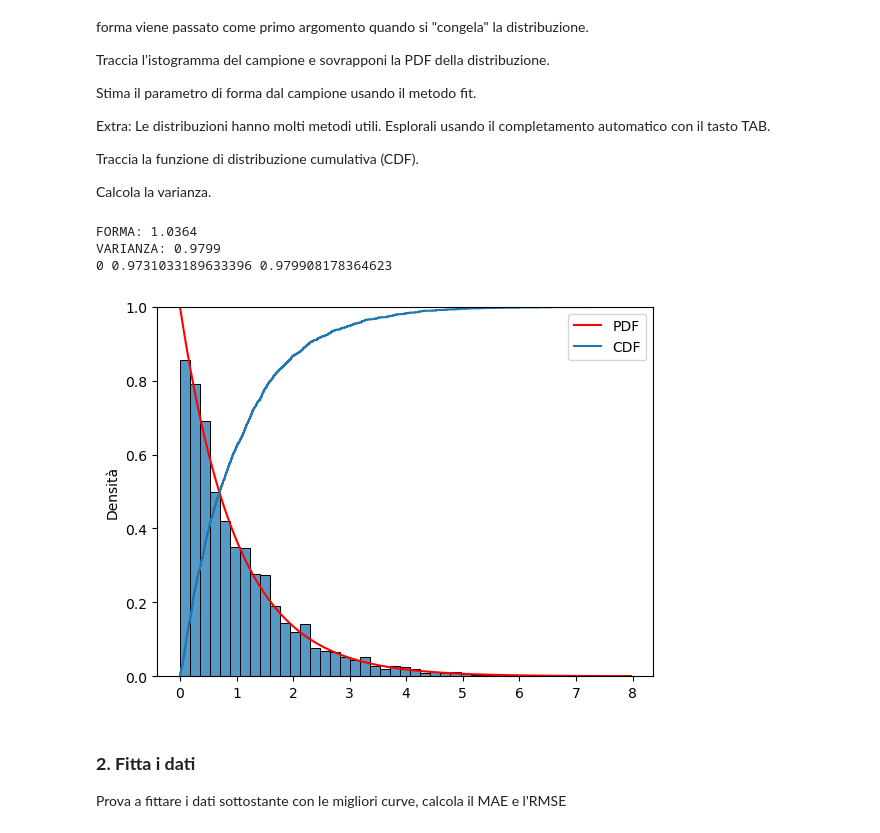
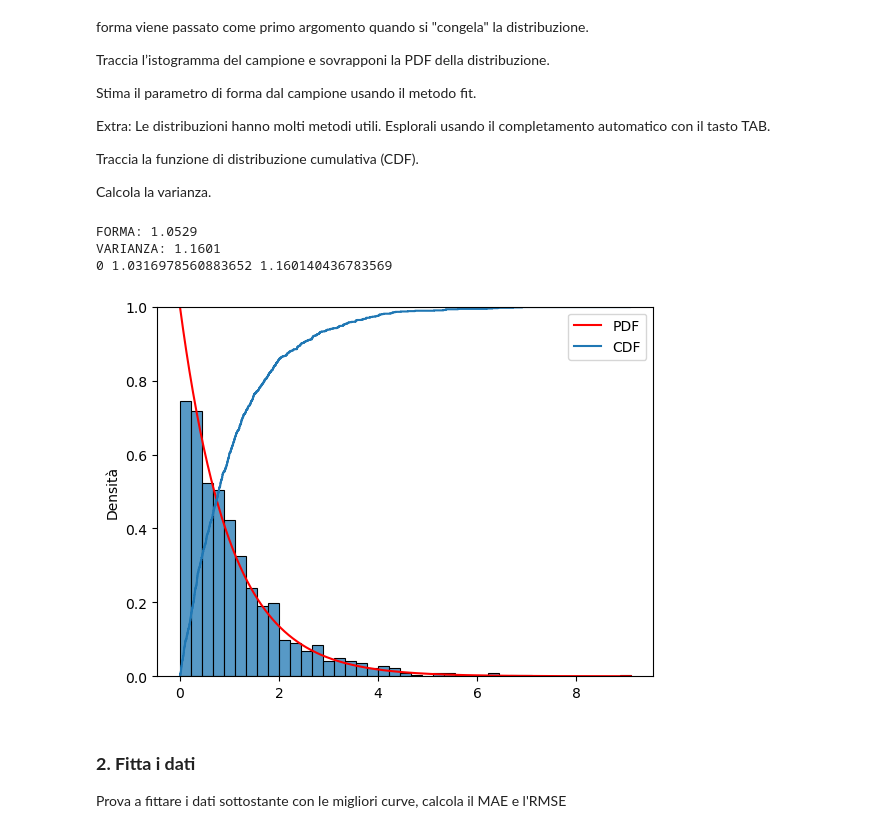
Before and after one commit to FlakpanzerVCoelian/Programming_LAB_II, a Jupyter notebook: ESERCIZI-6.ipynb, the cells around one changed output. Saved outputs shown, nothing was run; the diff lists cells and outputs as text; code cells hidden in the pictures.

```diff
--- a/ESERCIZI-6.ipynb
+++ b/ESERCIZI-6.ipynb
@@ -16,38 +16,40 @@ Calcola la varianza.
 # %%
 import numpy as np
 import scipy as sc
 from scipy import stats
 from math import *
 import matplotlib as ma
 import matplotlib.pyplot as plt
 import seaborn as se
 
-def vari(a, x):
+def vari(a, x): #funzione per calcolare la varianza
     som = 0
     for i in range(len(a)):
         som = som + (a[i] - x)**2
     vaar = som/len(a)
     return vaar
 
-gama = stats.gamma.rvs(a = 1, size = 2000)
-se.histplot(gama, stat="density")
-ls = np.linspace(0, gama.max(), 2000)
-pdf = stats.gamma.pdf(ls, a=1)
+gama = stats.gamma.rvs(a = 1, size = 1000) #1000 elementi dalla distrubuzione gamma
+se.histplot(gama, stat="density") #istogramma
+ls = np.linspace(0, gama.max(), 1000)
+pdf = stats.gamma.pdf(ls, a=1) #crea la funzione densità su un linspace di 1000 valori
 plt.ylabel("Densità")
+#plotta la funzione densità
 plt.plot(ls, pdf, "r-", label = "PDF")
 
 fit_shape, fit_loc, fit_scale = stats.gamma.fit(gama, floc=0)
 print("FORMA: %.4f" % fit_shape)
 print("VARIANZA: %.4f" % vari(gama, np.mean(gama)))
 
+#plotta la funzione di ripartizione
 se.ecdfplot(gama, label = "CDF")
 plt.legend()
-print(fit_loc, fit_scale, np.var(gama))
+print(fit_loc, fit_scale, np.var(gama)) #parametri richiesti
 # %% [output]
-FORMA: 1.0364
-VARIANZA: 0.9799
-0 0.9731033189633396 0.979908178364623
+FORMA: 1.0529
+VARIANZA: 1.1601
+0 1.0316978560883652 1.160140436783569
-[figure, old version]
+[figure, new version]
 # %% [markdown]
 ### **2. Fitta i dati**
 Prova a fittare i dati sottostante con le migliori curve, calcola il MAE e l'RMSE
```
Also changed, not shown: parts of 2 cells of this notebook, 3 other files.
